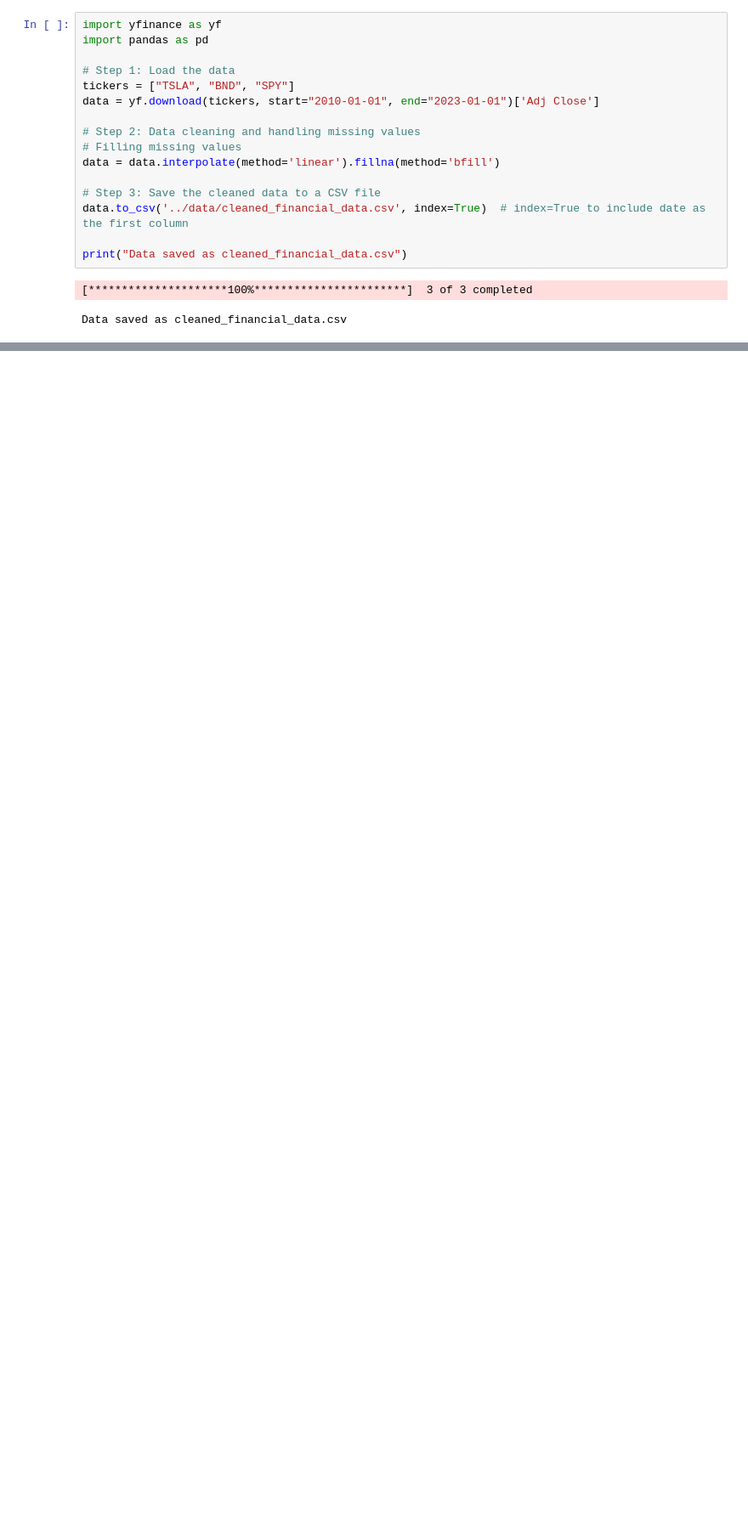
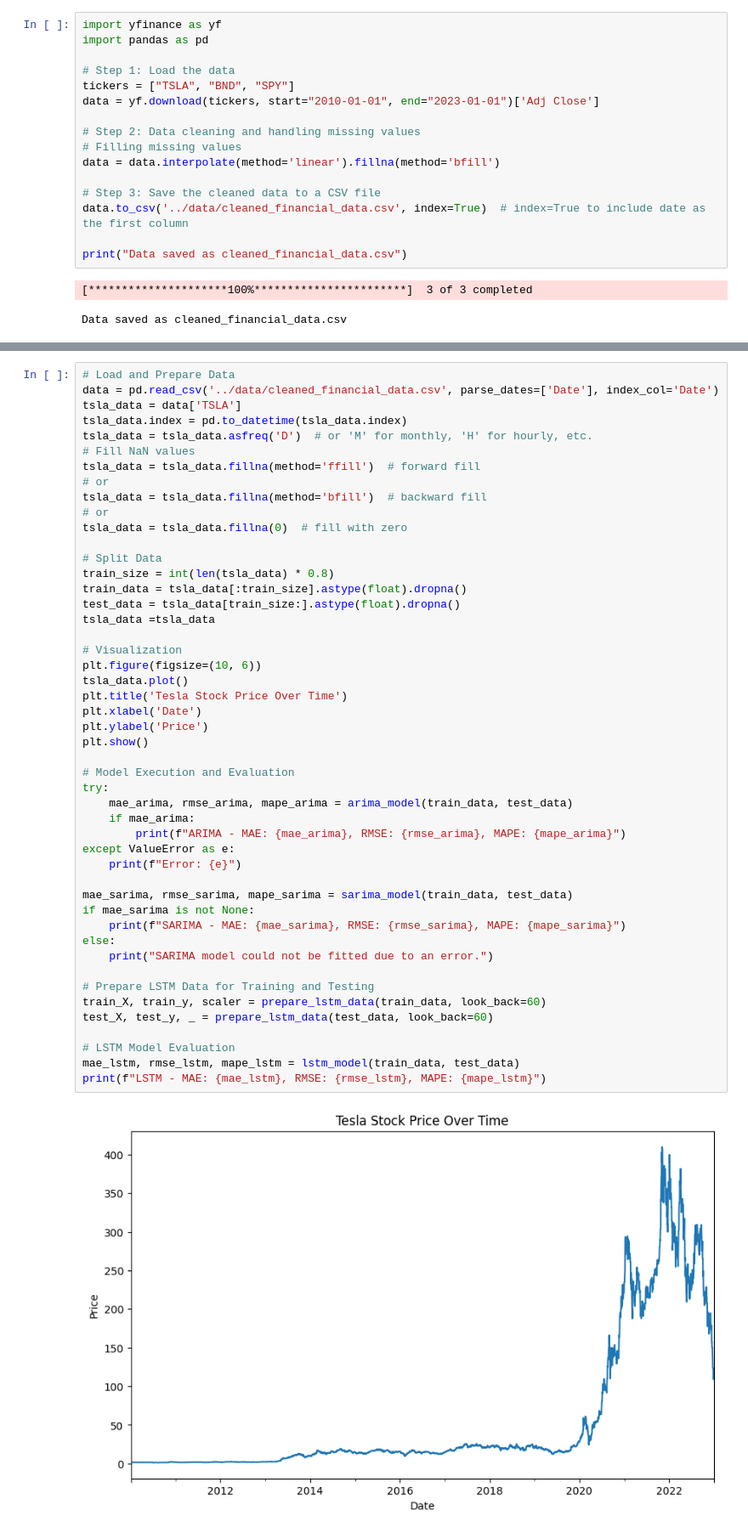
Before and after one commit to NaimaT15/time-series-forecasting-model-to-support-portfolio-optimization-for-GMF-Investments, a Jupyter notebook: notebooks/financial_analysis.ipynb, the cells around one changed output, grey strips where cells are left out. Shown at 85% size. Drawn from its saved outputs; the diff is of its cells as text; blank space fills up the shorter version.

Commit message:
model trained

```diff
--- a/notebooks/financial_analysis.ipynb
+++ b/notebooks/financial_analysis.ipynb
@@ -124,0 +120,50 @@ data.shape
+# %%
+# Load and Prepare Data
+data = pd.read_csv('../data/cleaned_financial_data.csv', parse_dates=['Date'], index_col='Date')
+tsla_data = data['TSLA']
+tsla_data.index = pd.to_datetime(tsla_data.index)
+tsla_data = tsla_data.asfreq('D')  # or 'M' for monthly, 'H' for hourly, etc.
+# Fill NaN values
+tsla_data = tsla_data.fillna(method='ffill')  # forward fill
+# or
+tsla_data = tsla_data.fillna(method='bfill')  # backward fill
+# or
+tsla_data = tsla_data.fillna(0)  # fill with zero
+
+# Split Data
+train_size = int(len(tsla_data) * 0.8)
+train_data = tsla_data[:train_size].astype(float).dropna()
+test_data = tsla_data[train_size:].astype(float).dropna()
+tsla_data =tsla_data
+
+# Visualization
+plt.figure(figsize=(10, 6))
+tsla_data.plot()
+plt.title('Tesla Stock Price Over Time')
+plt.xlabel('Date')
+plt.ylabel('Price')
+plt.show()
+
+# Model Execution and Evaluation
+try:
+    mae_arima, rmse_arima, mape_arima = arima_model(train_data, test_data)
+    if mae_arima:
+        print(f"ARIMA - MAE: {mae_arima}, RMSE: {rmse_arima}, MAPE: {mape_arima}")
+except ValueError as e:
+    print(f"Error: {e}")
+
+mae_sarima, rmse_sarima, mape_sarima = sarima_model(train_data, test_data)
+if mae_sarima is not None:
+    print(f"SARIMA - MAE: {mae_sarima}, RMSE: {rmse_sarima}, MAPE: {mape_sarima}")
+else:
+    print("SARIMA model could not be fitted due to an error.")
+
+# Prepare LSTM Data for Training and Testing
+train_X, train_y, scaler = prepare_lstm_data(train_data, look_back=60)
+test_X, test_y, _ = prepare_lstm_data(test_data, look_back=60)
+
+# LSTM Model Evaluation
+mae_lstm, rmse_lstm, mape_lstm = lstm_model(train_data, test_data)
+print(f"LSTM - MAE: {mae_lstm}, RMSE: {rmse_lstm}, MAPE: {mape_lstm}")
+# %% [output]
+[figure, added]
```
Also changed, not shown: parts of 3 cells of this notebook, 1 other file.
